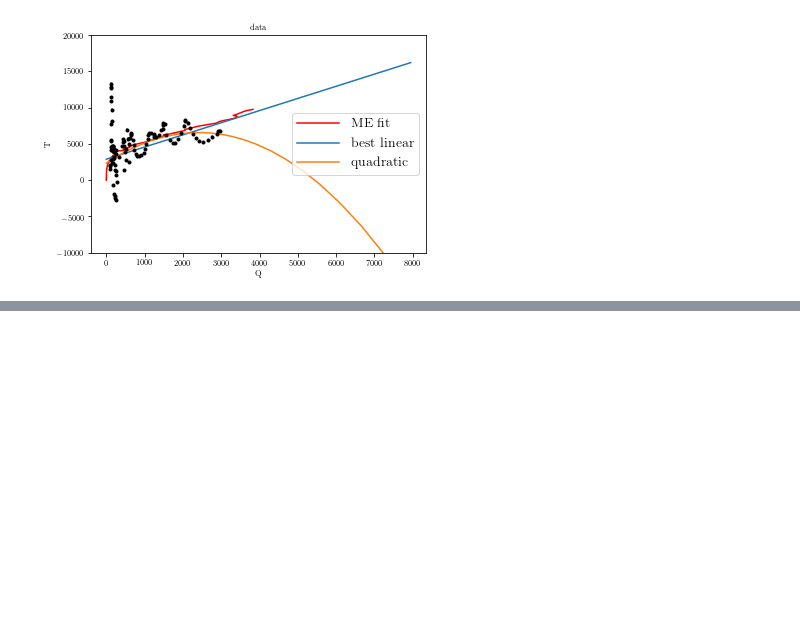
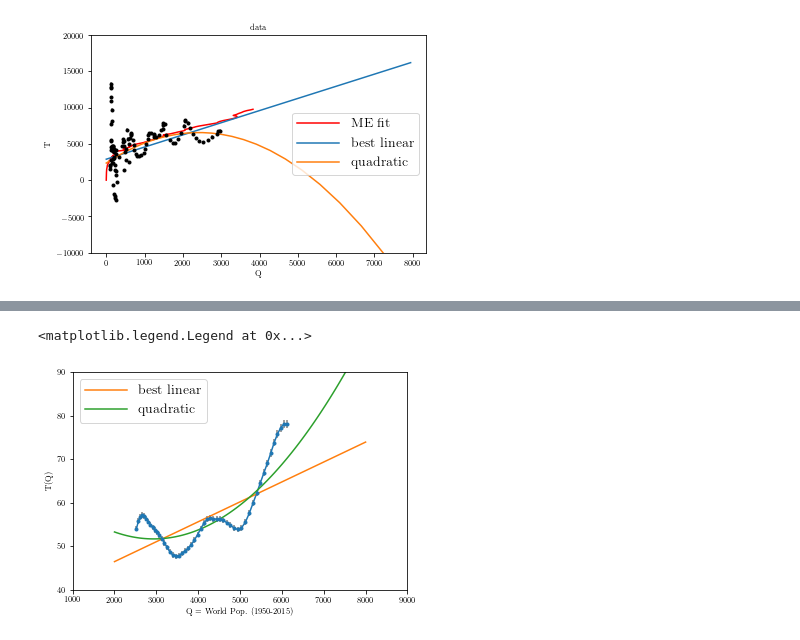
Before and after one commit to Ragadeepika-Pucha/astr-324-s17, a Jupyter notebook: notebooks/Extras-economics.ipynb, the cells around one changed output, grey strips where cells are left out. Saved outputs shown, nothing was run; the diff lists cells and outputs as text; code cells hidden in the pictures; blank space fills up the shorter version.

```diff
--- a/notebooks/Extras-economics.ipynb
+++ b/notebooks/Extras-economics.ipynb
@@ -231,0 +319,15 @@ ax.set_ylim(-10000, 20000)
+# %%
+# plot
+fig, ax = plt.subplots()
+ax.plot(wp, T)
+ax.errorbar(wp, T, Terr, fmt='.', ecolor='gray')
+
+ax.set(xlabel='Q = World Pop. (1950-2015)', ylabel='T(Q)')
+ax.set_xlim(1000, 9000)
+ax.set_ylim(40, 90)
+ax.plot(xfit, polynomial_fit(theta1, xfit), label='best linear')
+ax.plot(xfit, polynomial_fit(theta2, xfit), label='quadratic')
+ax.legend(loc='best', fontsize=14)
+# %% [output]
+<matplotlib.legend.Legend at 0x...>
+[figure, added]
```
Also changed, not shown: parts of 15 cells of this notebook.
